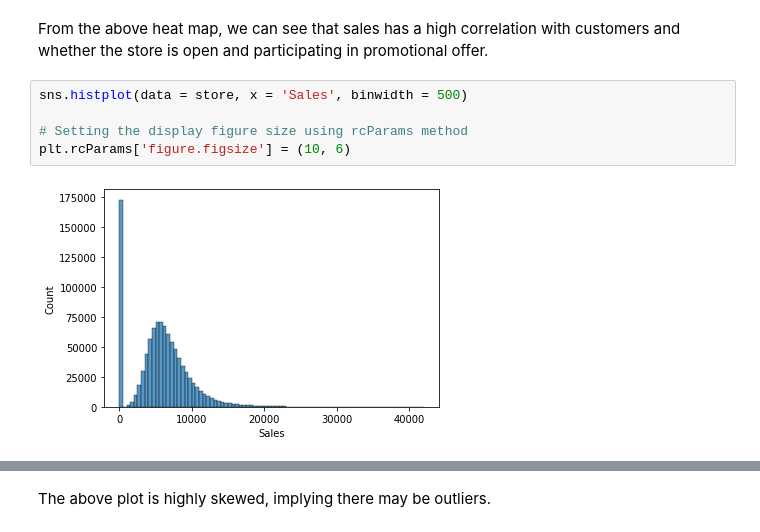
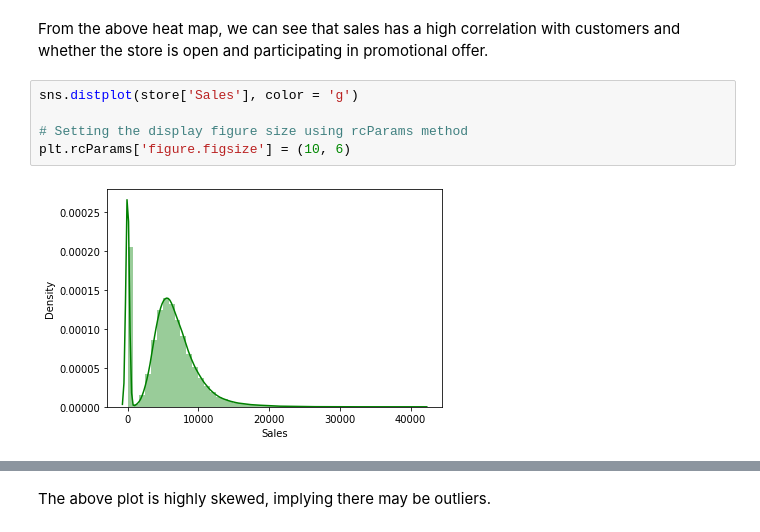
Before and after one commit to priyaregit/Rossmann-Sales-Prediction_Regression_Capstone-Project, a Jupyter notebook: Rossmann_Sales_Prediction_Capstone_Project_2_Supriya.ipynb, the cells around one changed output, grey strips where cells are left out. Drawn from its saved outputs; the diff is of its cells as text.

```diff
--- a/Rossmann_Sales_Prediction_Capstone_Project_2_Supriya.ipynb
+++ b/Rossmann_Sales_Prediction_Capstone_Project_2_Supriya.ipynb
@@ -254,9 +232,9 @@ sns.heatmap(store.corr(), vmin=-1, annot = True)
 # %% [markdown]
 From the above heat map, we can see that sales has a high correlation with customers and whether the store is open and participating in promotional offer.
 # %%
-sns.histplot(data = store, x = 'Sales', binwidth = 500)
+sns.distplot(store['Sales'], color = 'g')
 
 # Setting the display figure size using rcParams method
 plt.rcParams['figure.figsize'] = (10, 6)
 # %% [output]
-[figure, old version]
+[figure, new version]
```
Also changed, not shown: parts of 67 cells of this notebook.
